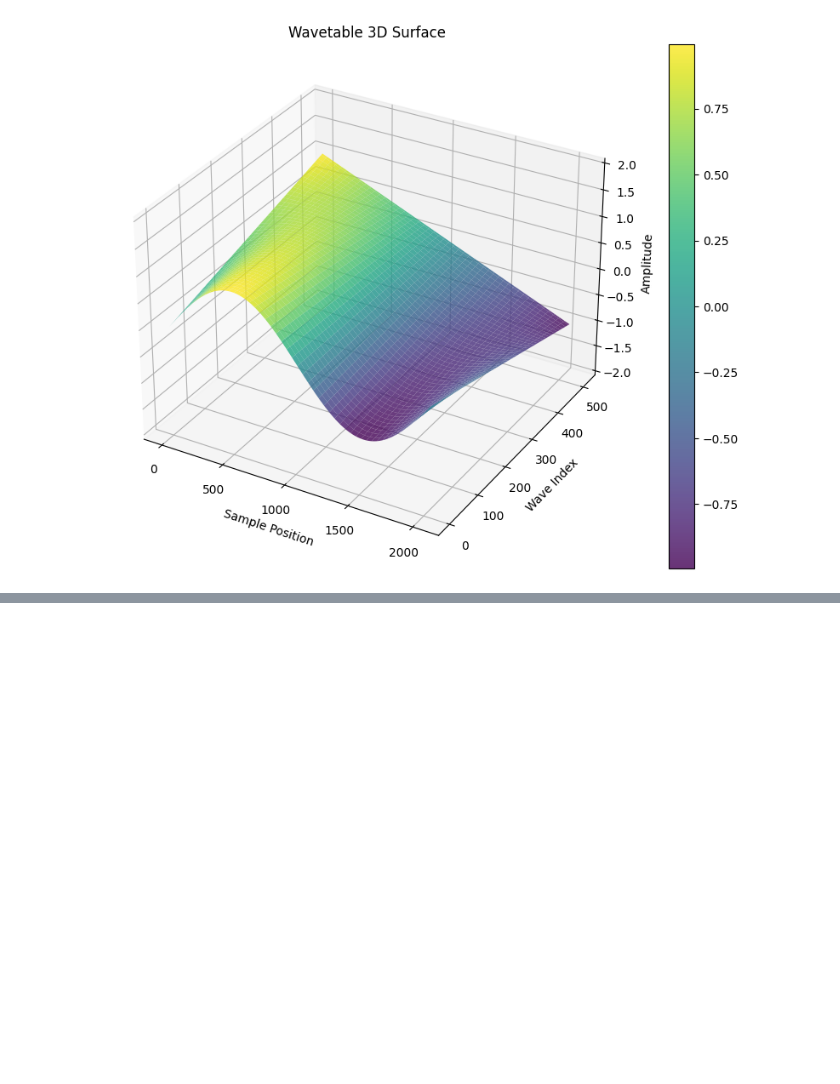
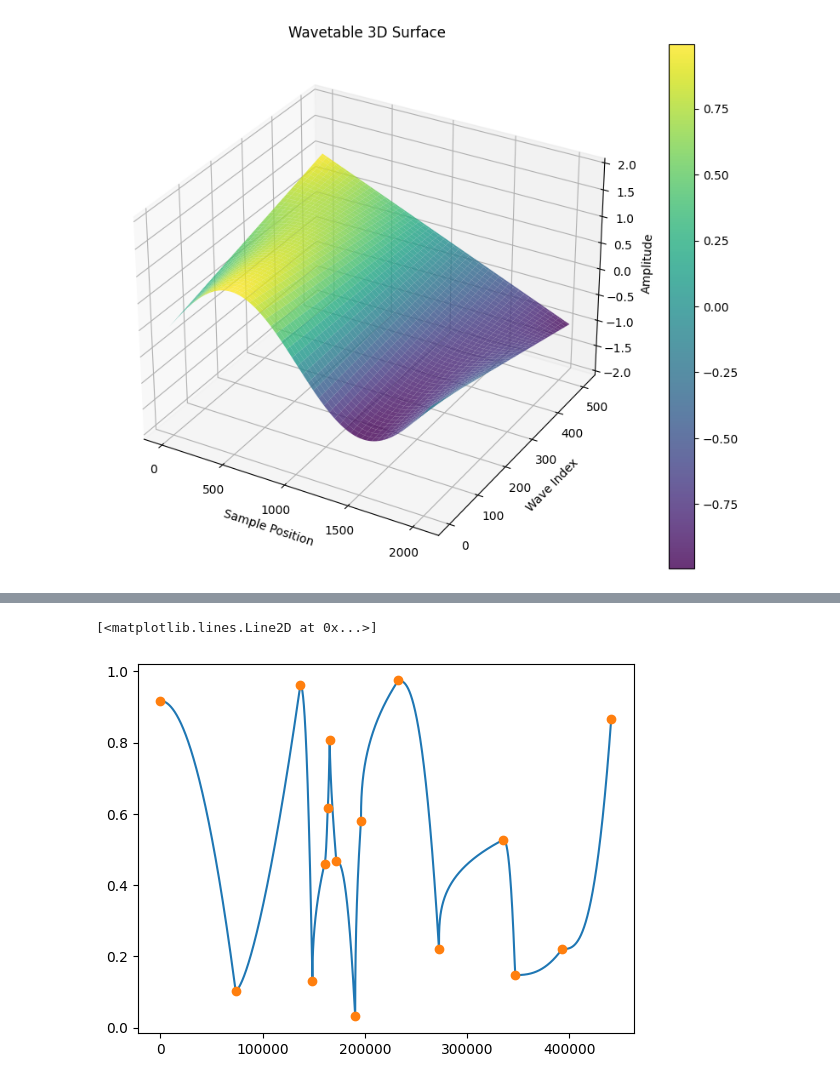
Before and after one commit to inspektral/minisynth, a Jupyter notebook: synthtest.ipynb, the cells around one changed output, grey strips where cells are left out. Saved outputs shown, nothing was run; the diff lists cells and outputs as text; code cells hidden in the pictures; blank space fills up the shorter version.

```diff
--- a/synthtest.ipynb
+++ b/synthtest.ipynb
@@ -103,0 +107,23 @@ mod_audio shape: (441000,), samples: 441000
+# %%
+import ModGenerator
+import matplotlib.pyplot as plt
+import numpy as np
+
+modgen = ModGenerator.ModGenerator()
+
+points_x, points_y = modgen.init_points_random().get_plot_points()
+
+line = modgen.render()
+
+def normalize_line(line):
+    min_val = np.min(line)
+    max_val = np.max(line)
+    return (line - min_val) / (max_val - min_val)
+
+# line = normalize_line(line)
+
+plt.plot(line, label='Modulation Line')
+plt.plot(points_x, points_y, 'o')
+# %% [output]
+[<matplotlib.lines.Line2D at 0x...>]
+[figure, added]
```
Also changed, not shown: parts of 3 cells of this notebook, 1 other file.
